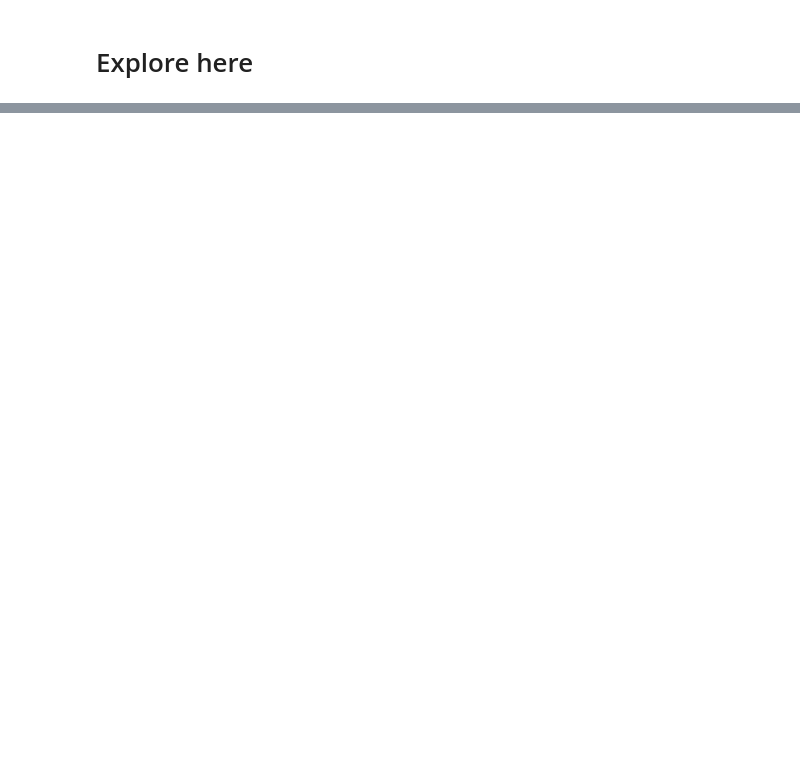
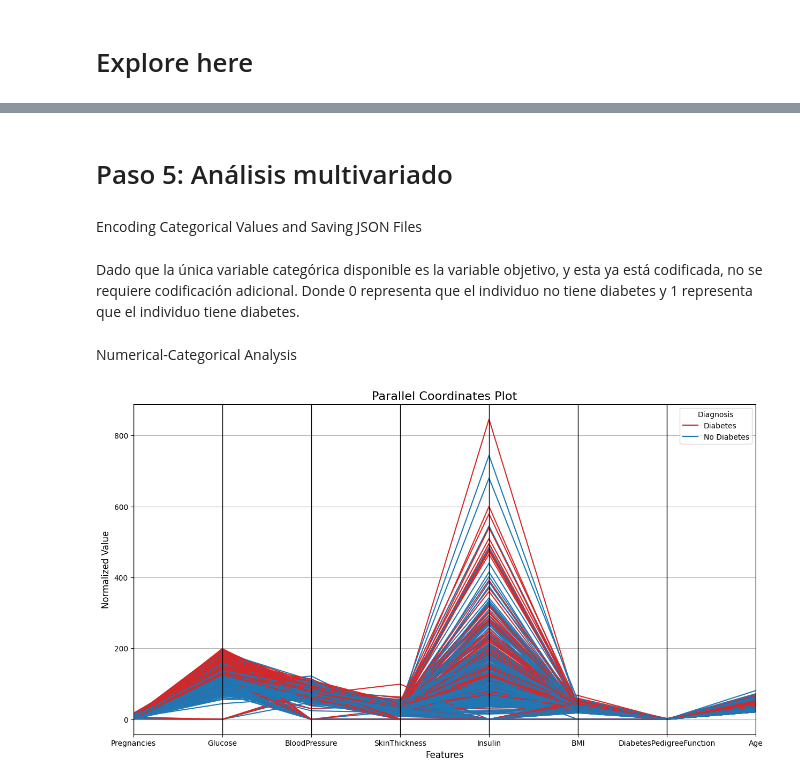
Before and after one commit to 4GeeksAcademy/brayan-proyecto-de-rbol-de-decisi-n, a Jupyter notebook: src/explore.ipynb, the cells around one changed output, grey strips where cells are left out. Drawn from its saved outputs; the diff is of its cells as text; code cells hidden in the pictures; blank space fills up the shorter version.

```diff
--- a/src/explore.ipynb
+++ b/src/explore.ipynb
@@ -191,0 +264,22 @@ plt.show()
+# %% [markdown]
+# Paso 5: Análisis multivariado
+# %% [markdown]
+Encoding Categorical Values and Saving JSON Files
+# %% [markdown]
+Dado que la única variable categórica disponible es la variable objetivo, y esta ya está codificada, no se requiere codificación adicional. Donde 0 representa que el individuo no tiene diabetes y 1 representa que el individuo tiene diabetes.
+# %% [markdown]
+Numerical-Categorical Analysis
+# %%
+plt.figure(figsize=(15,8))
+
+ax = pd.plotting.parallel_coordinates(total_data, "Outcome", color=['#d62728', '#1f77b4'])
+handles, labels = ax.get_legend_handles_labels()
+labels = ["Diabetes", "No Diabetes"]
+ax.legend(handles, labels, title="Diagnosis")
+plt.title('Parallel Coordinates Plot', fontsize=16)
+plt.xlabel('Features', fontsize=12)
+plt.ylabel('Normalized Value', fontsize=12)
+
+plt.show()
+# %% [output]
+[figure, added]
```
Also changed, not shown: parts of 67 cells of this notebook, 26 other files.
